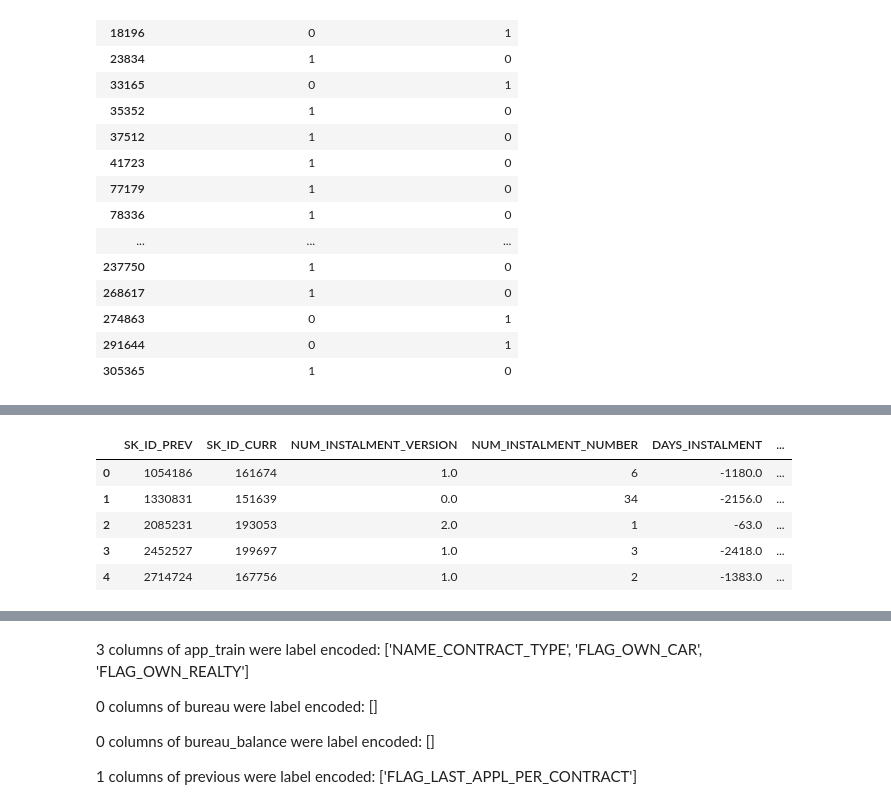
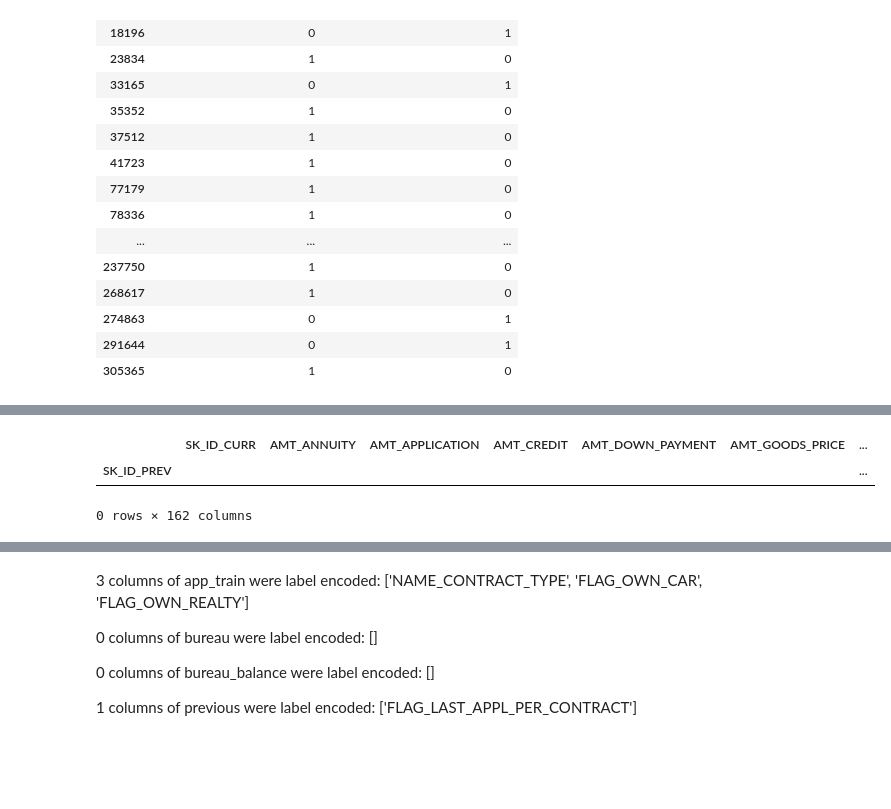
Before and after one commit to yiqiyu/homecredit, a Jupyter notebook: manual_feature_engineering.ipynb, the cells around one changed output, grey strips where cells are left out. Cells and saved outputs as stored; diff of their text form; code cells hidden in the pictures; blank space fills up the shorter version.

```diff
--- a/manual_feature_engineering.ipynb
+++ b/manual_feature_engineering.ipynb
@@ -180,9 +170,7 @@ prev[prev["SK_ID_PREV"]==a]
-# %%
-inst.head()
-# %% [output]
-|  | SK_ID_PREV | SK_ID_CURR | NUM_INSTALMENT_VERSION | NUM_INSTALMENT_NUMBER | DAYS_INSTALMENT | ... |
-| 0 | 1054186 | 161674 | 1.0 | 6 | -1180.0 | ... |
-| 1 | 1330831 | 151639 | 0.0 | 34 | -2156.0 | ... |
-| 2 | 2085231 | 193053 | 2.0 | 1 | -63.0 | ... |
-| 3 | 2452527 | 199697 | 1.0 | 3 | -2418.0 | ... |
-| 4 | 2714724 | 167756 | 1.0 | 2 | -1383.0 | ... |
+# %%
+w=prev.sample(frac=0.1).groupby("SK_ID_PREV").count()
+display(w[w["SK_ID_CURR"]>1])
+# %% [output]
+|  | SK_ID_CURR | AMT_ANNUITY | AMT_APPLICATION | AMT_CREDIT | AMT_DOWN_PAYMENT | AMT_GOODS_PRICE | ... |
+| SK_ID_PREV |  |  |  |  |  |  | ... |
+0 rows × 162 columns
```
Also changed, not shown: parts of 7 cells of this notebook.
